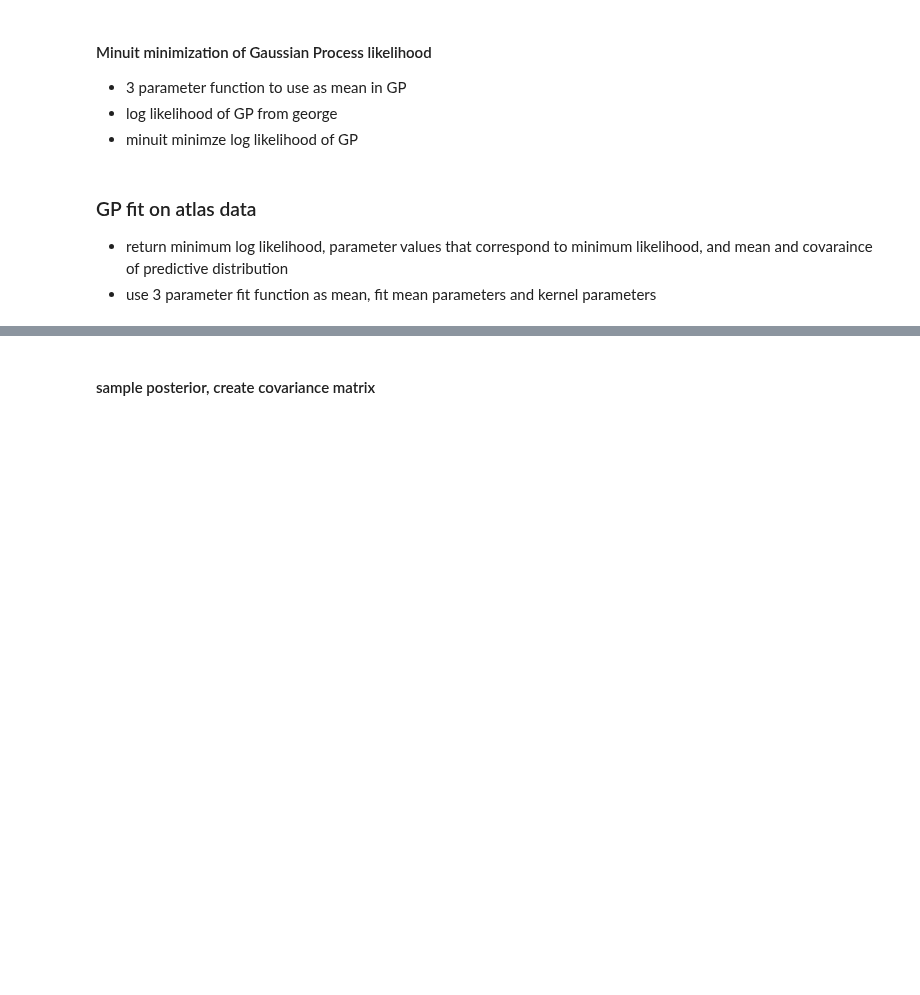
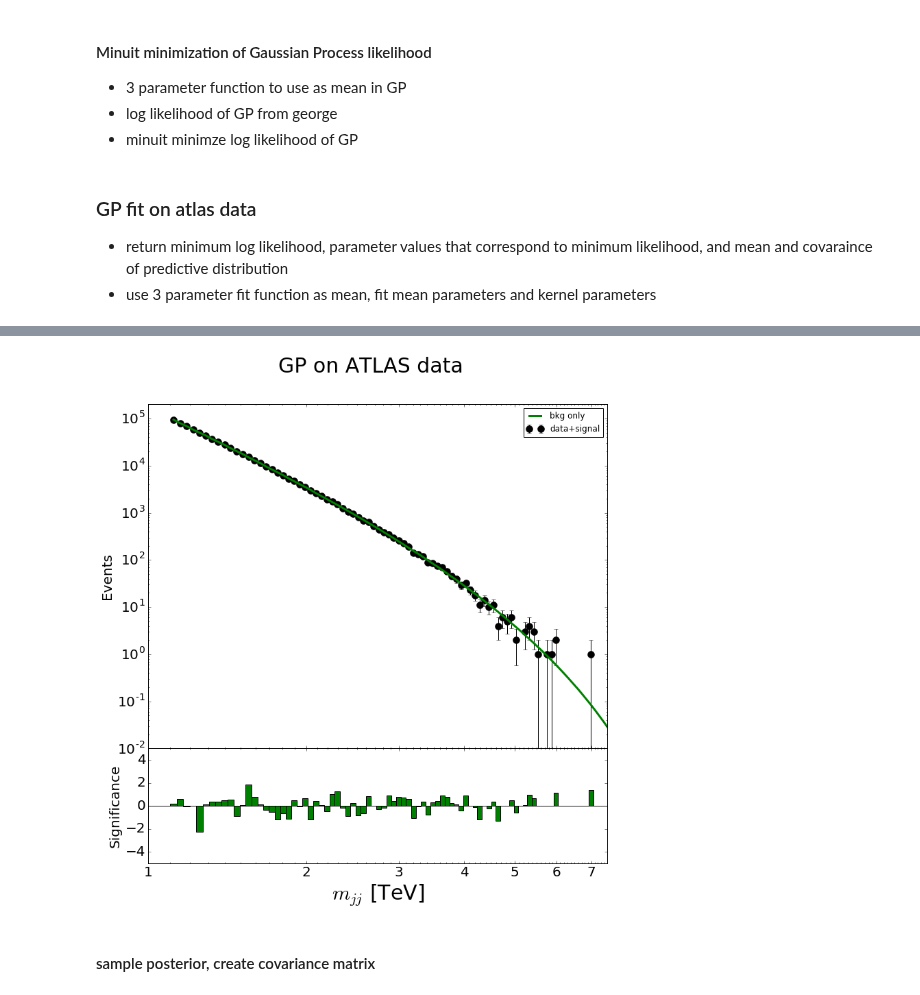
Before and after one commit to mfrate28/GP_Paper, a Jupyter notebook: covariance-structures-GP.ipynb, the cells around one changed output, grey strips where cells are left out. Cells and saved outputs as stored; diff of their text form; code cells hidden in the pictures; blank space fills up the shorter version.

```diff
--- a/covariance-structures-GP.ipynb
+++ b/covariance-structures-GP.ipynb
@@ -26,7 +26,7 @@ Populating the interactive namespace from numpy and matplotlib
 xvalO = np.load("newoutputs/xvalO.npy")
 yvalO = np.load("newoutputs/yvalO.npy")
 xerrO = np.load("newoutputs/xerrO.npy")
-xlowO = np.load(".newoutputs/xlowO.npy")
+xlowO = np.load("newoutputs/xlowO.npy")
 xval = np.load("newoutputs/xval.npy")
 yval = np.load("newoutputs/yval.npy")
 xerr = np.load("newoutputs/xerr.npy")
@@ -315,5 +372,7 @@ best fit vals (11621543.339579338, 172.2716386895201, 0.11232917130999942, -123.
 # %%
-#makePrettyPlots(xvalO, yvalO, meanGP, "GP on ATLAS data")
+makePrettyPlots(xvalO, yvalO, meanGP, "GP on ATLAS data")
+# %% [output]
+[figure, added]
 # %% [markdown]
 #### sample posterior, create covariance matrix
 # %%
```
Also changed, not shown: parts of 7 cells of this notebook.
